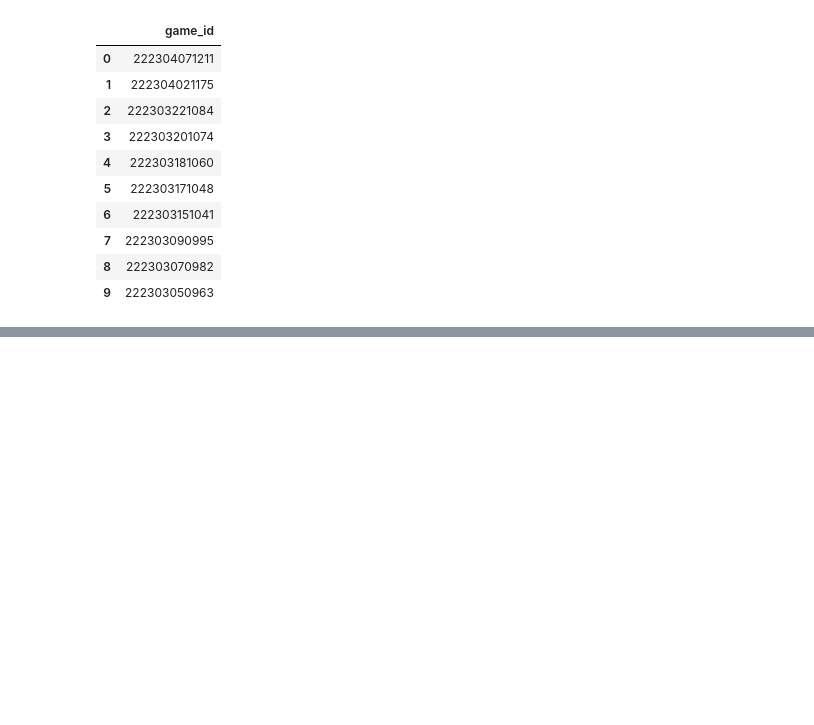
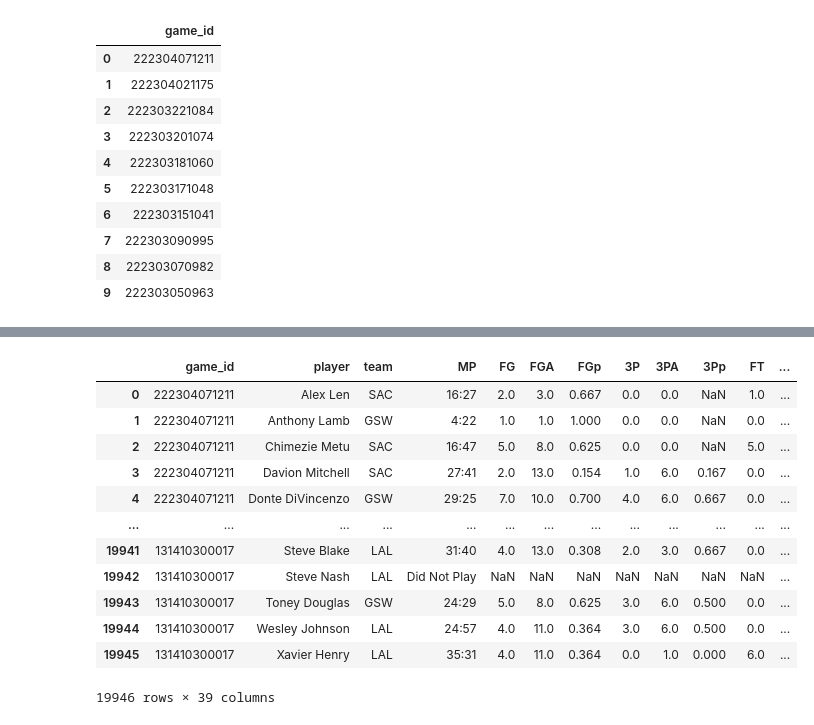
Before and after one commit to luke-lite/NBA-Prediction-Modeling, a Jupyter notebook: SQL-practice.ipynb, the cells around one changed output, grey strips where cells are left out. Cells and saved outputs as stored; diff of their text form; code cells hidden in the pictures; blank space fills up the shorter version.

```diff
--- a/SQL-practice.ipynb
+++ b/SQL-practice.ipynb
@@ -151,0 +177,27 @@ query_df
+# %%
+query = '''
+SELECT ps.*
+FROM player_stats ps
+JOIN game_info gi ON ps.game_id = gi.game_id
+WHERE (gi.away_team = (SELECT away_team FROM game_info WHERE game_id = 222304091230)
+  AND gi.date < (SELECT date FROM game_info WHERE game_id = 222304091230))
+  OR (gi.home_team = (SELECT away_team FROM game_info WHERE game_id = 222304091230)
+  AND gi.date < (SELECT date FROM game_info WHERE game_id = 222304091230))
+ORDER BY gi.date DESC;
+'''
+query_df = pd.read_sql(query, con=conn)
+query_df
+# %% [output]
+|  | game_id | player | team | MP | FG | FGA | FGp | 3P | 3PA | 3Pp | FT | ... |
+| 0 | 222304071211 | Alex Len | SAC | 16:27 | 2.0 | 3.0 | 0.667 | 0.0 | 0.0 | NaN | 1.0 | ... |
+| 1 | 222304071211 | Anthony Lamb | GSW | 4:22 | 1.0 | 1.0 | 1.000 | 0.0 | 0.0 | NaN | 0.0 | ... |
+| 2 | 222304071211 | Chimezie Metu | SAC | 16:47 | 5.0 | 8.0 | 0.625 | 0.0 | 0.0 | NaN | 5.0 | ... |
+| 3 | 222304071211 | Davion Mitchell | SAC | 27:41 | 2.0 | 13.0 | 0.154 | 1.0 | 6.0 | 0.167 | 0.0 | ... |
+| 4 | 222304071211 | Donte DiVincenzo | GSW | 29:25 | 7.0 | 10.0 | 0.700 | 4.0 | 6.0 | 0.667 | 0.0 | ... |
+| ... | ... | ... | ... | ... | ... | ... | ... | ... | ... | ... | ... | ... |
+| 19941 | 131410300017 | Steve Blake | LAL | 31:40 | 4.0 | 13.0 | 0.308 | 2.0 | 3.0 | 0.667 | 0.0 | ... |
+| 19942 | 131410300017 | Steve Nash | LAL | Did Not Play | NaN | NaN | NaN | NaN | NaN | NaN | NaN | ... |
+| 19943 | 131410300017 | Toney Douglas | GSW | 24:29 | 5.0 | 8.0 | 0.625 | 3.0 | 6.0 | 0.500 | 0.0 | ... |
+| 19944 | 131410300017 | Wesley Johnson | LAL | 24:57 | 4.0 | 11.0 | 0.364 | 3.0 | 6.0 | 0.500 | 0.0 | ... |
+| 19945 | 131410300017 | Xavier Henry | LAL | 35:31 | 4.0 | 11.0 | 0.364 | 0.0 | 1.0 | 0.000 | 6.0 | ... |
+19946 rows × 39 columns
```
Also changed, not shown: parts of 5 cells of this notebook.
